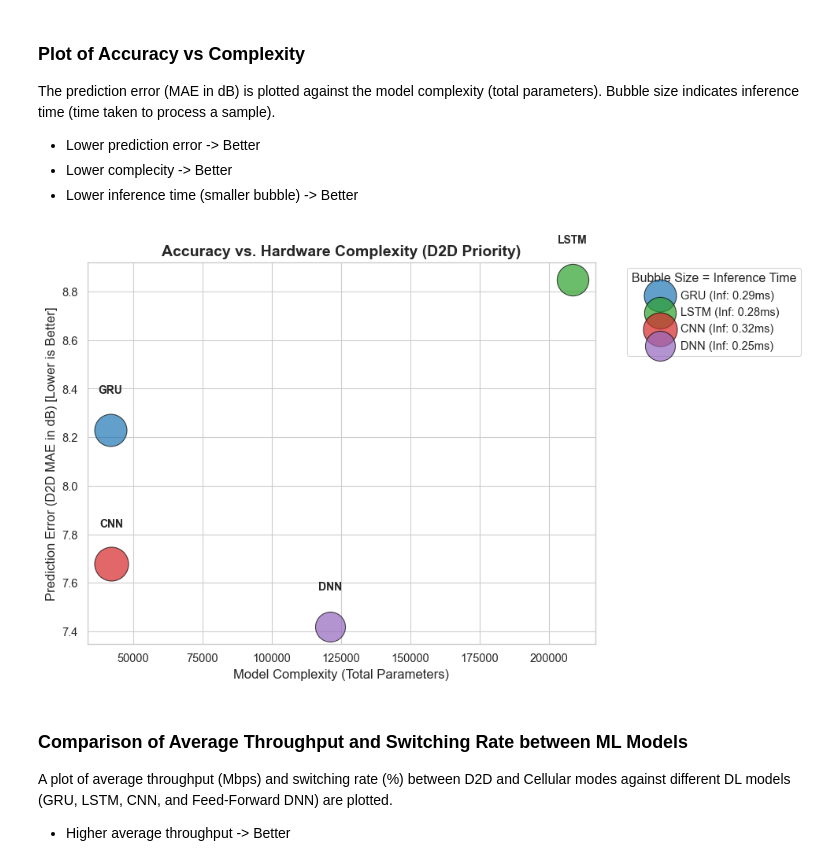
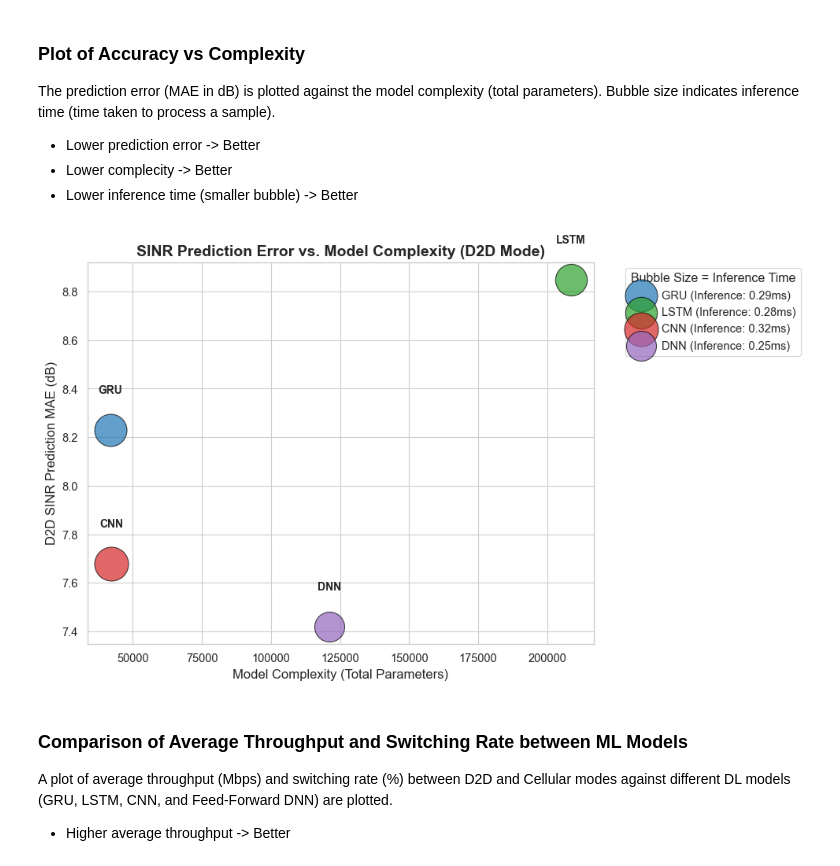
Before and after one commit to WarlockZul/FYP-Deep-Learning-D2D-Mode-Selection, a Jupyter notebook: notebooks/tradeoff_analysis.ipynb, the cells around one changed output. Saved outputs shown, nothing was run; the diff lists cells and outputs as text; code cells hidden in the pictures.

```diff
--- a/notebooks/tradeoff_analysis.ipynb
+++ b/notebooks/tradeoff_analysis.ipynb
@@ -188,37 +188,37 @@ The prediction error (MAE in dB) is plotted against the model complexity (total
 # %%
 plt.figure(figsize=(10, 6))
 
 # FIX: Swapped 'MAE (dB)' for 'D2D MAE'
 for model in df.index:
     plt.scatter(
         df.loc[model, 'Params'],   # pyright: ignore[reportArgumentType]
         df.loc[model, 'D2D MAE'],  # pyright: ignore[reportArgumentType]
         s=df.loc[model, 'Inference (ms)'] * 3000,  # type: ignore
         alpha=0.7,
         c=colors[model],
         edgecolors='black',
-        label=f"{model.upper()} (Inf: {df.loc[model, 'Inference (ms)']:.2f}ms)"
+        label=f"{model.upper()} (Inference: {df.loc[model, 'Inference (ms)']:.2f}ms)"
     )
 
 for model in df.index:
     plt.text(
         df.loc[model, 'Params'],  # pyright: ignore[reportArgumentType]
         df.loc[model, 'D2D MAE'] + 0.15,   # type: ignore
         model.upper(),
         fontsize=10,
         ha='center',
         fontweight='bold'
     )
 
-plt.title('Accuracy vs. Hardware Complexity (D2D Priority)', fontsize=14, fontweight='bold')
+plt.title('SINR Prediction Error vs. Model Complexity (D2D Mode)', fontsize=14, fontweight='bold')
 plt.xlabel('Model Complexity (Total Parameters)', fontsize=12)
-plt.ylabel('Prediction Error (D2D MAE in dB) [Lower is Better]', fontsize=12)
+plt.ylabel('D2D SINR Prediction MAE (dB)', fontsize=12)
 plt.legend(title='Bubble Size = Inference Time', bbox_to_anchor=(1.05, 1), loc='upper left')
 plt.tight_layout()
 plt.savefig('../results/preprocessed_proposal/tradeoff_accuracy_complexity.png', dpi=300)
 plt.show()
 # %% [output]
-[figure, old version]
+[figure, new version]
 # %% [markdown]
 ### Comparison of Average Throughput and Switching Rate between ML Models
 A plot of average throughput (Mbps) and switching rate (%) between D2D and Cellular modes against different DL models (GRU, LSTM, CNN, and Feed-Forward DNN) are plotted.
```
Also changed, not shown: parts of 1 cell of this notebook, 8 other files.
